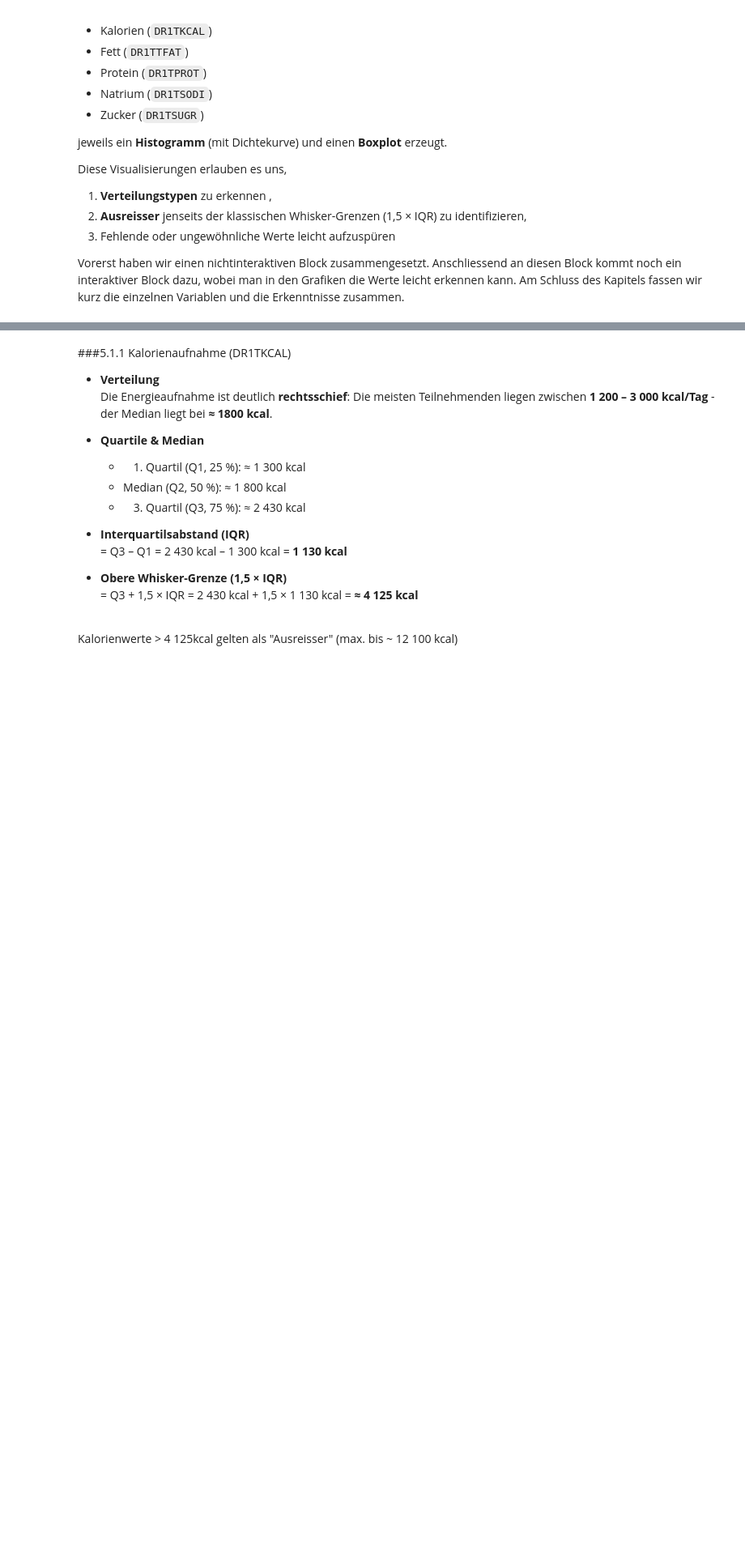
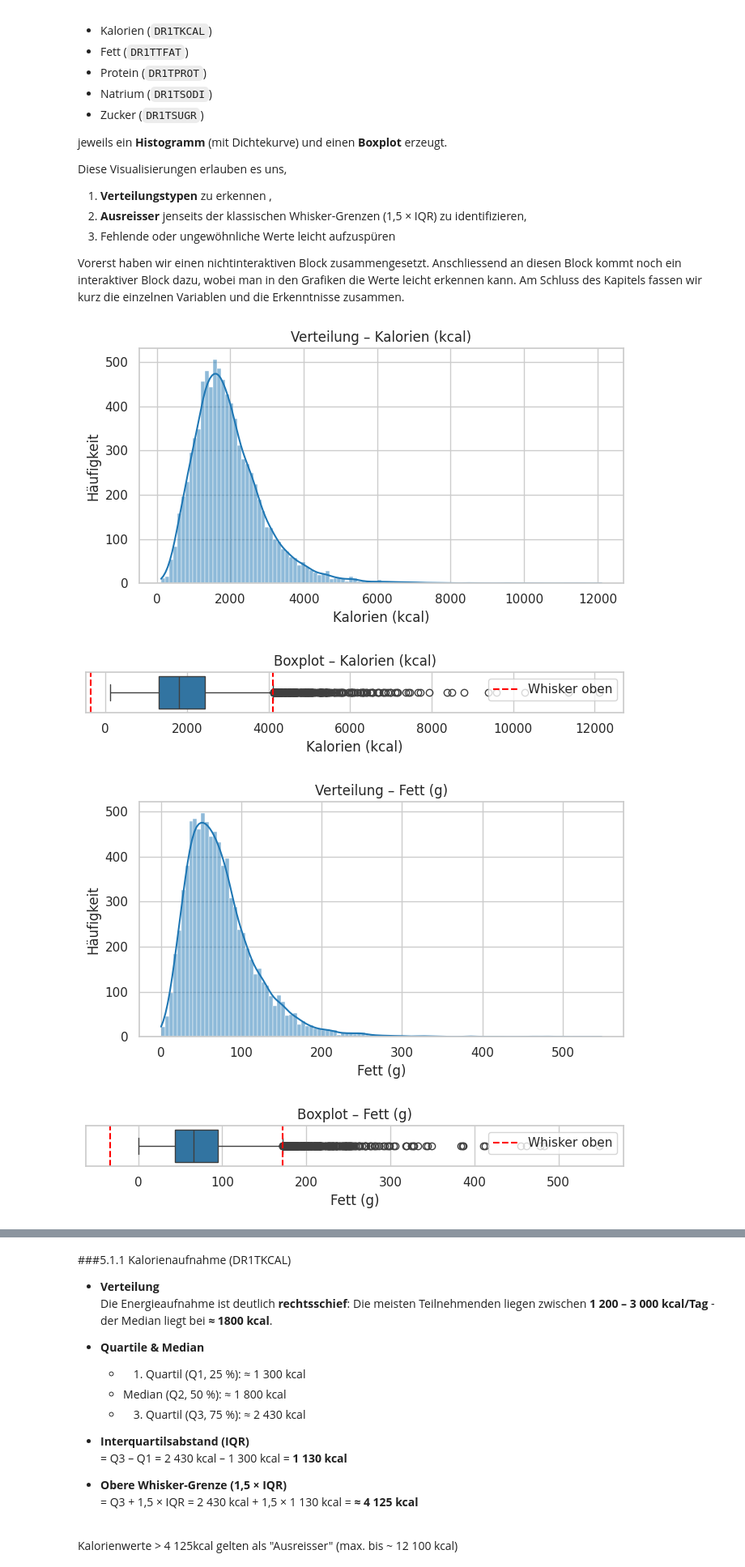
Before and after one commit to SheKJana/first-own-repository, a Jupyter notebook: BINA_Case_Study_Nach_KAQs.ipynb, the cells around one changed output, grey strips where cells are left out. Shown at 81% size. Saved outputs shown, nothing was run; the diff lists cells and outputs as text; code cells hidden in the pictures; blank space fills up the shorter version.

Commit message:
Add files via upload
Semesterarbeit Stand 01.06.2025 - noch Doppelte codeblocks

```diff
--- a/BINA_Case_Study_Nach_KAQs.ipynb
+++ b/BINA_Case_Study_Nach_KAQs.ipynb
@@ -743,3 +743,73 @@ Diese Visualisierungen erlauben es uns,
 3. Fehlende oder ungewöhnliche Werte leicht aufzuspüren
 
 Vorerst haben wir einen nichtinteraktiven Block zusammengesetzt. Anschliessend an diesen Block kommt noch ein interaktiver Block dazu, wobei man in den Grafiken die Werte leicht erkennen kann. Am Schluss des Kapitels fassen wir kurz die einzelnen Variablen und die Erkenntnisse zusammen.
+# %%
+# Block 4 – Verteilungen und Boxplots zeichnen
+# --------------------------------------------
+# 1. Dieser Block definiert die Funktion plot_distributions(df).
+# 2. Danach rufst du EINMAL   plot_distributions(df_bereinigt)   auf.
+#    (df_bereinigt hast du aus Block 2 erhalten.)
+# 3. Es erscheinen nacheinander Histogramm + Boxplot für jede Variable.
+
+from typing import Dict
+import matplotlib.pyplot as plt
+import pandas as pd
+import logging
+
+# ---------------------------------------------------------------
+# Variablen, die wir darstellen wollen:  Schlüssel = Spaltenname,
+# Wert = schöner Titel auf der Grafik.
+# ---------------------------------------------------------------
+PLOT_VARS: Dict[str, str] = {
+    "DR1TKCAL": "Kalorien (kcal)",
+    "DR1TTFAT": "Fett (g)",
+    "DR1TPROT": "Protein (g)",
+    "DR1TSODI": "Natrium (mg)",
+    "DR1TSUGR": "Zucker (g)",
+}
+
+def plot_distributions(df: pd.DataFrame) -> None:
+    """Erstellt für jede Variable aus PLOT_VARS Histogramm und Boxplot."""
+    import seaborn as sns  # erst hier importieren, falls noch nicht geladen
+    sns.set_context("notebook", font_scale=1.0)
+
+    for col, label in PLOT_VARS.items():
+        if col not in df.columns:
+            logging.warning("Spalte %s nicht im DataFrame – übersprungen", col)
+            continue
+
+        values = df[col].dropna()
+
+        # ---------- Histogramm mit smooth Kurve ----------
+        plt.figure(figsize=(7, 4))
+        sns.histplot(values, kde=True, bins="auto")
+        plt.title(f"Verteilung – {label}")
+        plt.xlabel(label)
+        plt.ylabel("Häufigkeit")
+        plt.tight_layout()
+        plt.show()
+
+        # ---------- Boxplot ----------
+        q1, q3 = values.quantile([0.25, 0.75])
+        iqr = q3 - q1
+        upper = q3 + 1.5 * iqr
+        lower = q1 - 1.5 * iqr
+
+        plt.figure(figsize=(7, 1.6))
+        sns.boxplot(x=values)         # keine Farb-Option, Standardfarbe reicht
+        plt.axvline(upper, ls="--", c="red", label="Whisker oben")
+        plt.axvline(lower, ls="--", c="red")
+        plt.title(f"Boxplot – {label}")
+        plt.xlabel(label)
+        plt.yticks([])                # y-Achse ausblenden
+        plt.legend()
+        plt.tight_layout()
+        plt.show()
+
+    logging.info("Block 4: alle Plots fertig.")
+plot_distributions(df_bereinigt)
+# %% [output]
+[figure, added]
+[figure, added]
+[figure, added]
+[figure, added]
```
Also changed, not shown: parts of 33 cells of this notebook.
